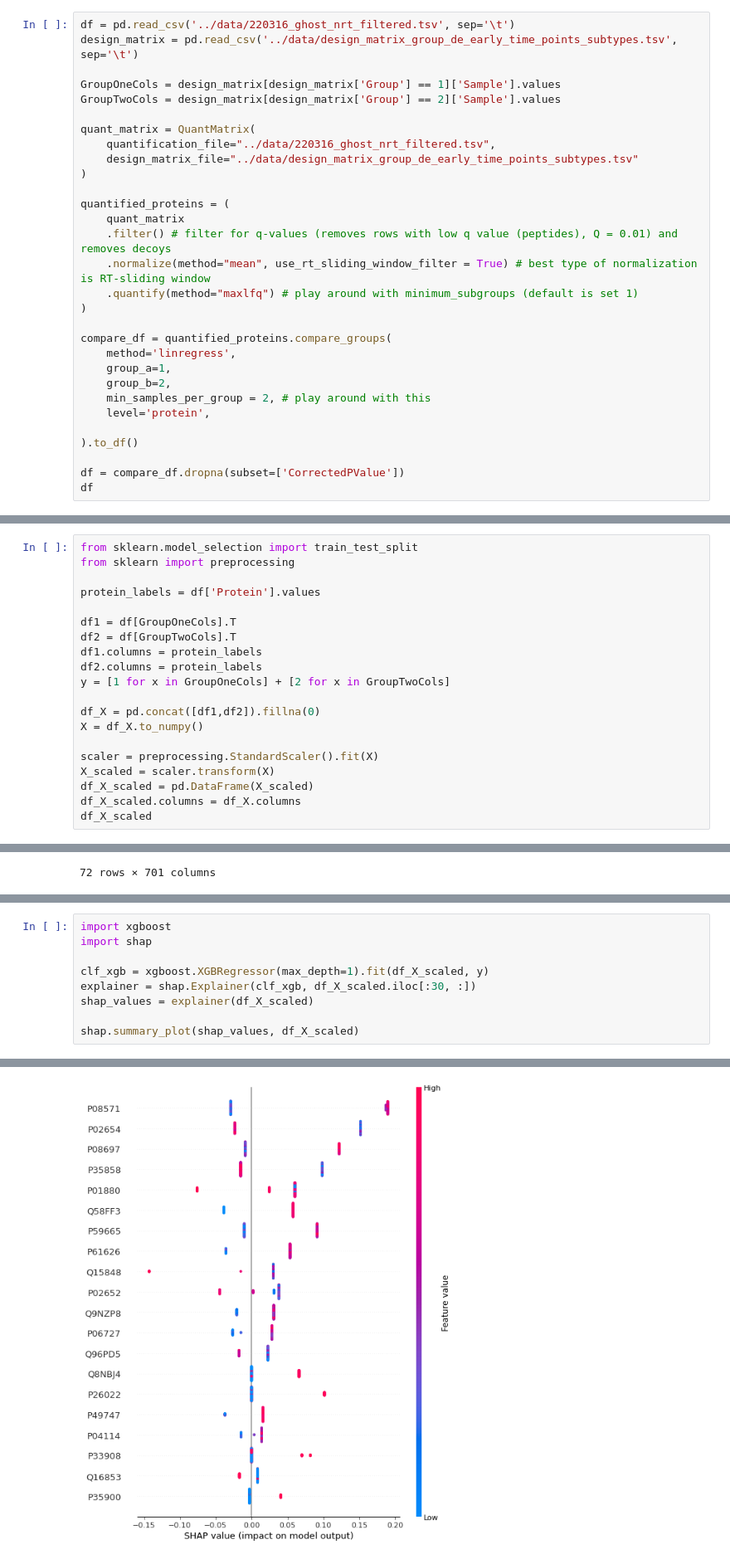
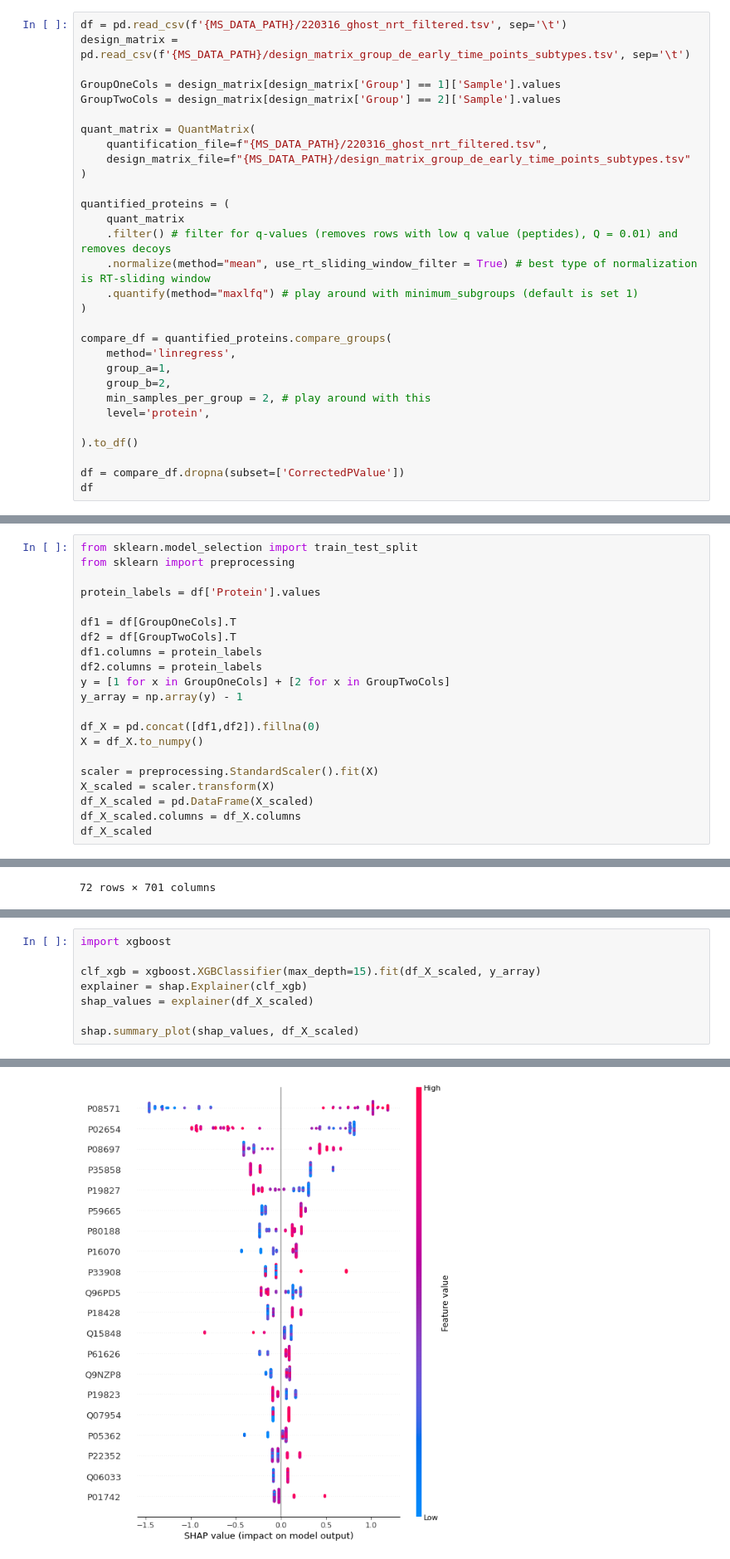
Before and after one commit to ErikHartman/sepsis-ml, a Jupyter notebook: src/ML.ipynb, the cells around one changed output, grey strips where cells are left out. Shown: that part at 83% size. Cells and saved outputs as stored; diff of their text form.

```diff
--- a/src/ML.ipynb
+++ b/src/ML.ipynb
@@ -5,13 +8,13 @@ from dpks.quant_matrix import QuantMatrix
 # %%
-df = pd.read_csv('../data/220316_ghost_nrt_filtered.tsv', sep='\t')
-design_matrix = pd.read_csv('../data/design_matrix_group_de_early_time_points_subtypes.tsv', sep='\t')
+df = pd.read_csv(f'{MS_DATA_PATH}/220316_ghost_nrt_filtered.tsv', sep='\t')
+design_matrix = pd.read_csv(f'{MS_DATA_PATH}/design_matrix_group_de_early_time_points_subtypes.tsv', sep='\t')
 
 GroupOneCols = design_matrix[design_matrix['Group'] == 1]['Sample'].values
 GroupTwoCols = design_matrix[design_matrix['Group'] == 2]['Sample'].values
 
 quant_matrix = QuantMatrix(
-    quantification_file="../data/220316_ghost_nrt_filtered.tsv",
-    design_matrix_file="../data/design_matrix_group_de_early_time_points_subtypes.tsv"
+    quantification_file=f"{MS_DATA_PATH}/220316_ghost_nrt_filtered.tsv",
+    design_matrix_file=f"{MS_DATA_PATH}/design_matrix_group_de_early_time_points_subtypes.tsv"
 )
 
 quantified_proteins = (
@@ -58,6 +60,7 @@ df2 = df[GroupTwoCols].T
 df1.columns = protein_labels
 df2.columns = protein_labels
 y = [1 for x in GroupOneCols] + [2 for x in GroupTwoCols]
+y_array = np.array(y) - 1
 
 df_X = pd.concat([df1,df2]).fillna(0)
 X = df_X.to_numpy()
@@ -136,9 +149,8 @@ shap.plots.scatter(shap_values[:,'P08571'])
 # %%
 import xgboost
-import shap
 
-clf_xgb = xgboost.XGBRegressor(max_depth=1).fit(df_X_scaled, y)
-explainer = shap.Explainer(clf_xgb, df_X_scaled.iloc[:30, :])
+clf_xgb = xgboost.XGBClassifier(max_depth=15).fit(df_X_scaled, y_array)
+explainer = shap.Explainer(clf_xgb)
 shap_values = explainer(df_X_scaled)
 
 shap.summary_plot(shap_values, df_X_scaled)
@@ -146,4 +159,4 @@ shap.summary_plot(shap_values, df_X_scaled)
-[figure, old version]
+[figure, new version]
 # %%
 shap.plots.scatter(shap_values[:,'P08571'])
 # %% [output]
```
Also changed, not shown: parts of 14 cells of this notebook, 9 other files.
